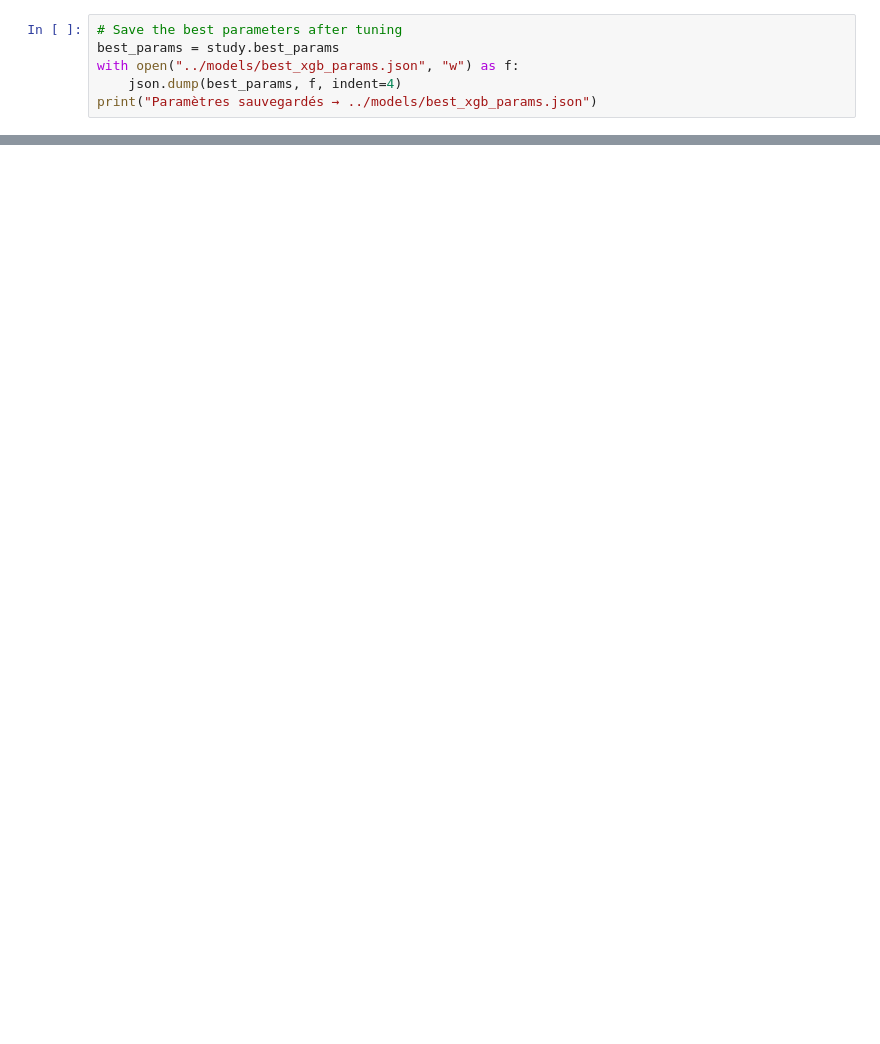
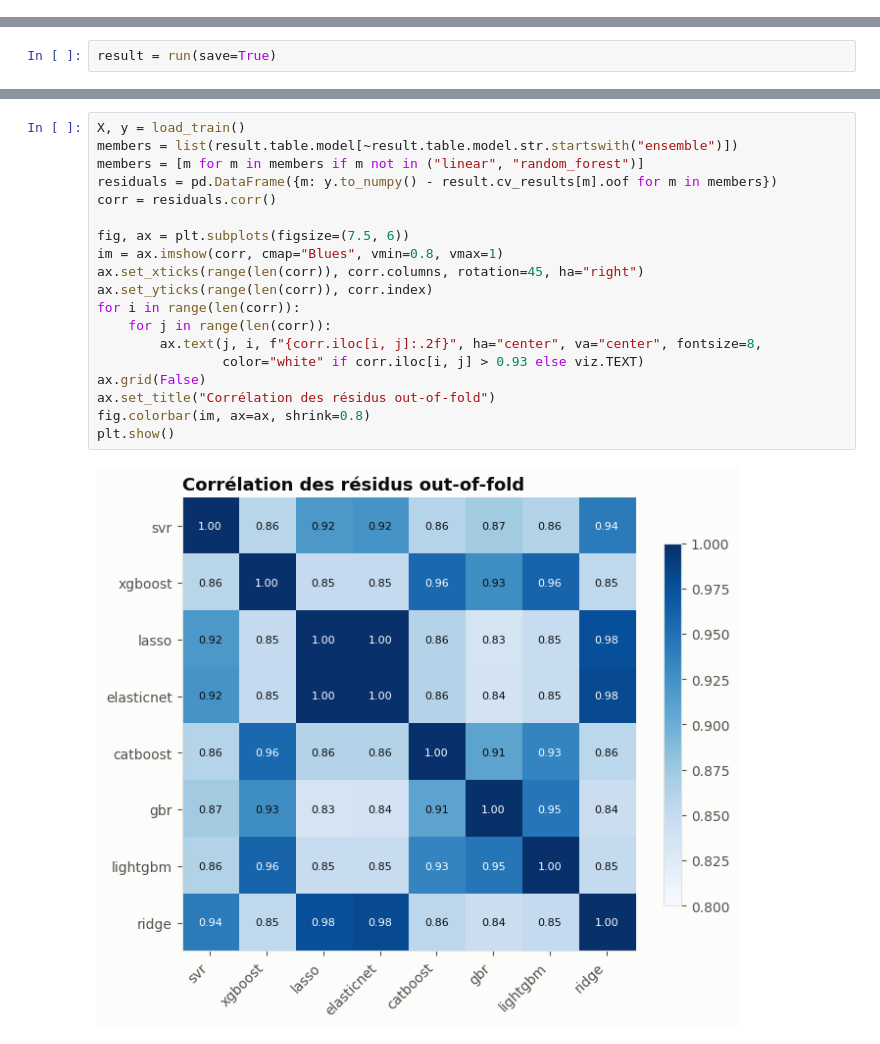
Before and after one commit to EddieZIDA/KaggleCompetition_home-price-prediction, a Jupyter notebook: notebooks/03_modeling.ipynb, the cells around one changed output, grey strips where cells are left out. Saved outputs shown, nothing was run; the diff lists cells and outputs as text; blank space fills up the shorter version.

```diff
--- a/notebooks/03_modeling.ipynb
+++ b/notebooks/03_modeling.ipynb
@@ -355,6 +0,0 @@ submission_tuned.csv sauvegardé !
-# %%
-# Save the best parameters after tuning
-best_params = study.best_params
-with open("../models/best_xgb_params.json", "w") as f:
-    json.dump(best_params, f, indent=4)
-print("Paramètres sauvegardés → ../models/best_xgb_params.json")
@@ -512,0 +48,2 @@ Stacking score CV : 0.1193
+# %%
+result = run(save=True)
@@ -512,0 +93,21 @@ Stacking score CV : 0.1193
+# %%
+X, y = load_train()
+members = list(result.table.model[~result.table.model.str.startswith("ensemble")])
+members = [m for m in members if m not in ("linear", "random_forest")]
+residuals = pd.DataFrame({m: y.to_numpy() - result.cv_results[m].oof for m in members})
+corr = residuals.corr()
+
+fig, ax = plt.subplots(figsize=(7.5, 6))
+im = ax.imshow(corr, cmap="Blues", vmin=0.8, vmax=1)
+ax.set_xticks(range(len(corr)), corr.columns, rotation=45, ha="right")
+ax.set_yticks(range(len(corr)), corr.index)
+for i in range(len(corr)):
+    for j in range(len(corr)):
+        ax.text(j, i, f"{corr.iloc[i, j]:.2f}", ha="center", va="center", fontsize=8,
+                color="white" if corr.iloc[i, j] > 0.93 else viz.TEXT)
+ax.grid(False)
+ax.set_title("Corrélation des résidus out-of-fold")
+fig.colorbar(im, ax=ax, shrink=0.8)
+plt.show()
+# %% [output]
+[figure, added]
```
Also changed, not shown: parts of 52 cells of this notebook, 41 other files.
